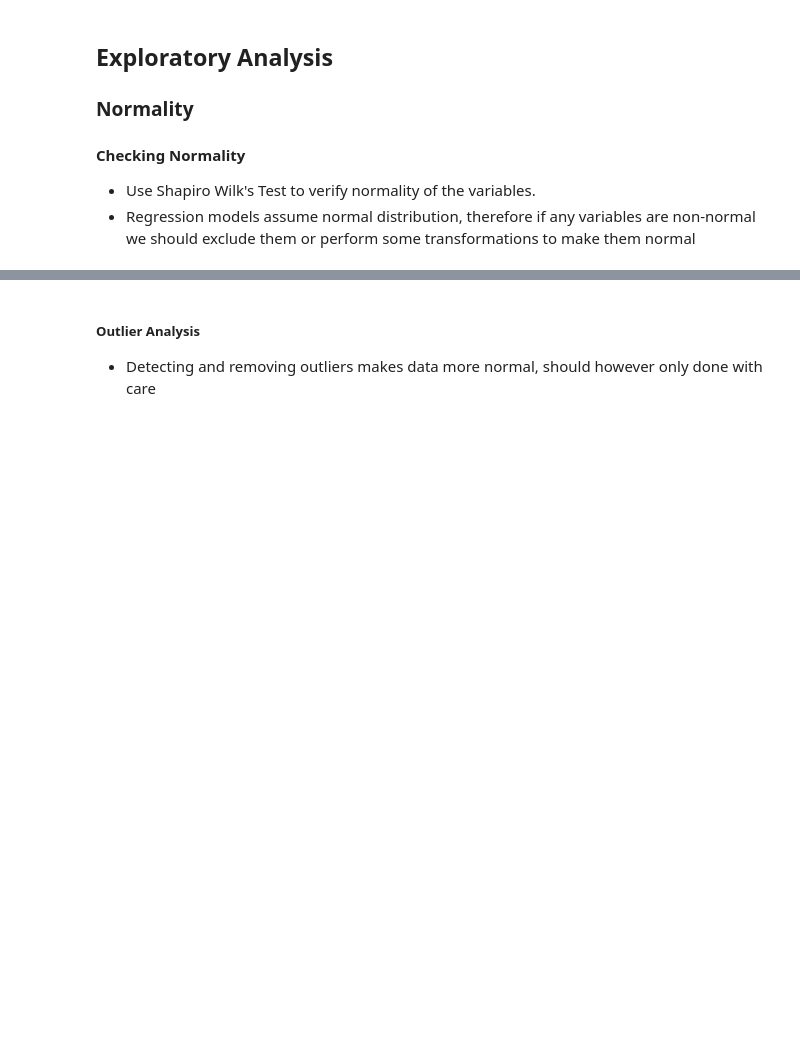
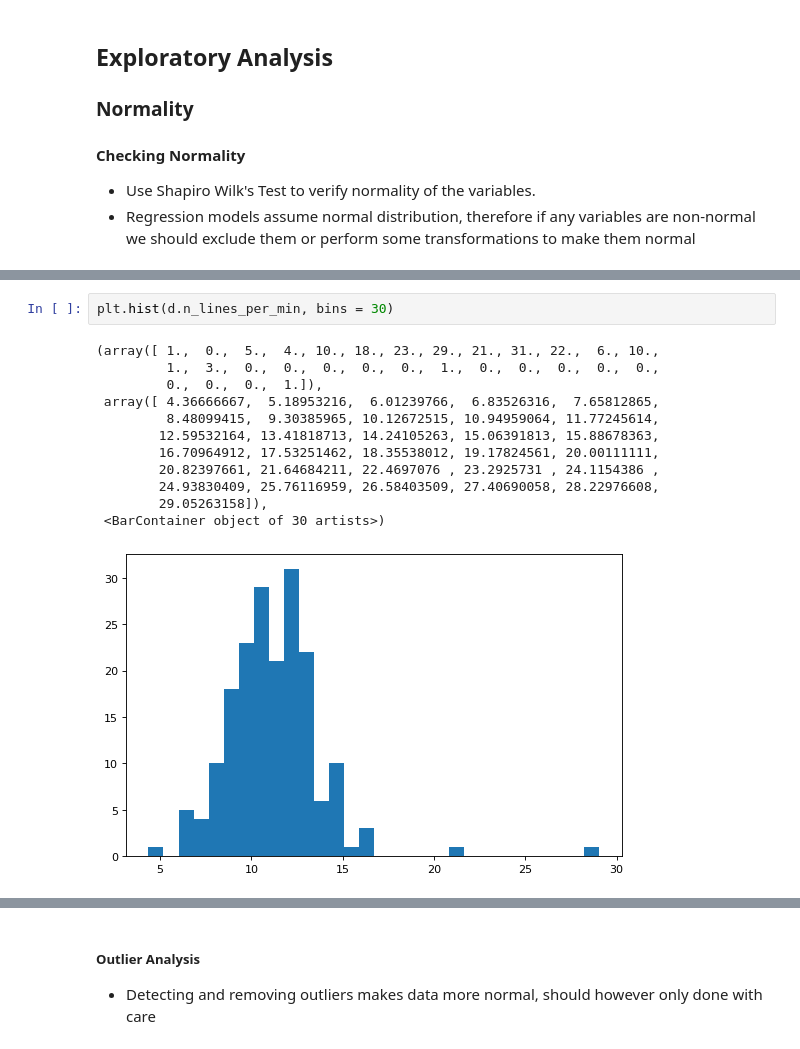
Before and after one commit to abumaz99/MLP-A1, a Jupyter notebook: project1 Elliot1.0.ipynb, the cells around one changed output, grey strips where cells are left out. Drawn from its saved outputs; the diff is of its cells as text; blank space fills up the shorter version.

```diff
--- a/project1 Elliot1.0.ipynb
+++ b/project1 Elliot1.0.ipynb
@@ -1332,0 +1445,15 @@ rmse
+# %%
+plt.hist(d.n_lines_per_min, bins = 30)
+# %% [output]
+(array([ 1.,  0.,  5.,  4., 10., 18., 23., 29., 21., 31., 22.,  6., 10.,
+         1.,  3.,  0.,  0.,  0.,  0.,  0.,  1.,  0.,  0.,  0.,  0.,  0.,
+         0.,  0.,  0.,  1.]),
+ array([ 4.36666667,  5.18953216,  6.01239766,  6.83526316,  7.65812865,
+         8.48099415,  9.30385965, 10.12672515, 10.94959064, 11.77245614,
+        12.59532164, 13.41818713, 14.24105263, 15.06391813, 15.88678363,
+        16.70964912, 17.53251462, 18.35538012, 19.17824561, 20.00111111,
+        20.82397661, 21.64684211, 22.4697076 , 23.2925731 , 24.1154386 ,
+        24.93830409, 25.76116959, 26.58403509, 27.40690058, 28.22976608,
+        29.05263158]),
+ <BarContainer object of 30 artists>)
+[figure, added]
```
Also changed, not shown: parts of 20 cells of this notebook.
